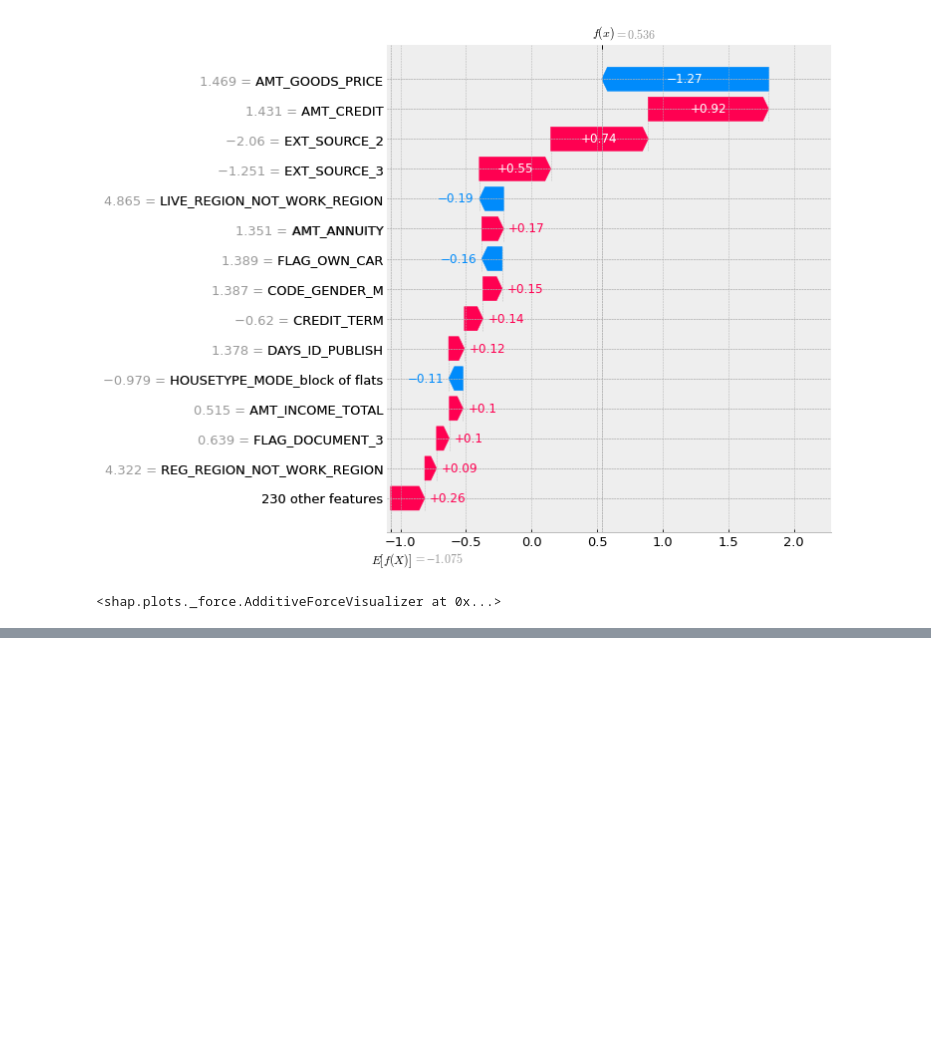
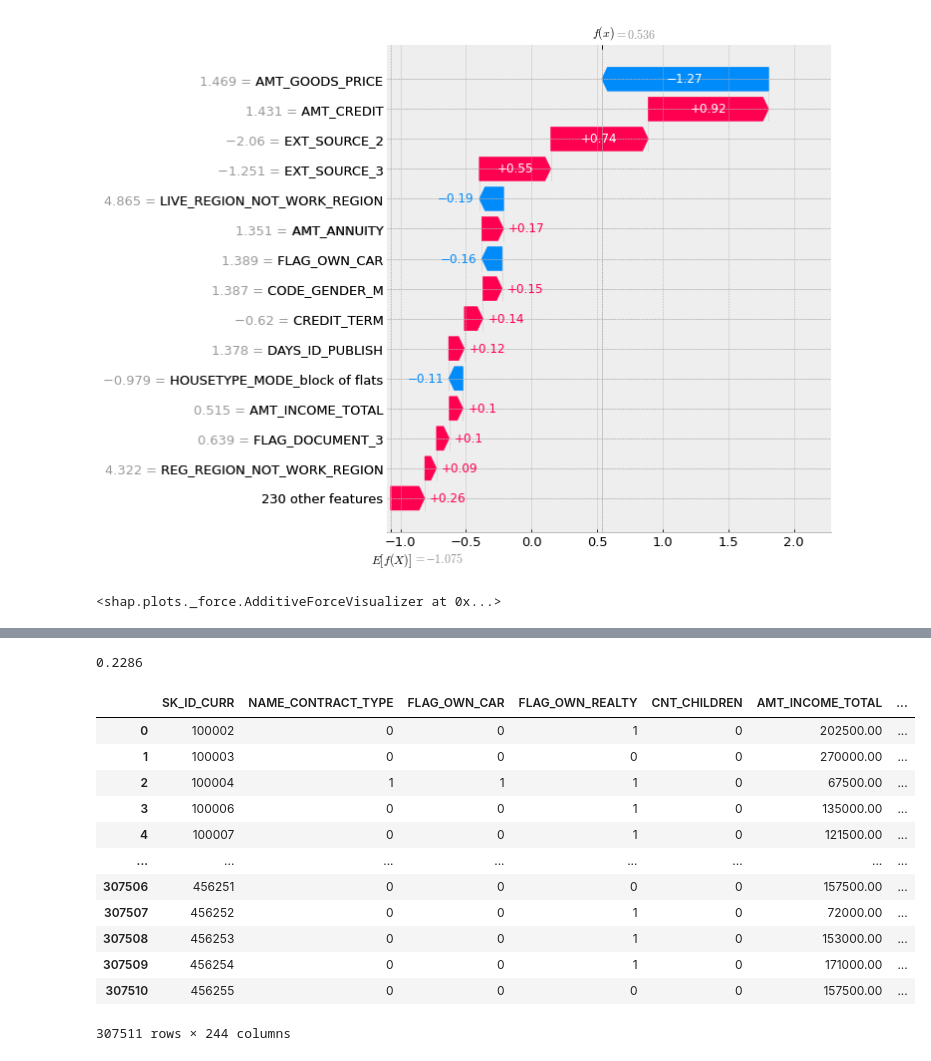
Before and after one commit to HuguesMAP/OC-P7-Impl-mentez-un-mod-le-de-scoring, a Jupyter notebook: Projet 7 - Implémentez un modèle de scoring - Modélisation.ipynb, the cells around one changed output, grey strips where cells are left out. Saved outputs shown, nothing was run; the diff lists cells and outputs as text; code cells hidden in the pictures; blank space fills up the shorter version.

```diff
--- a/Projet 7 - Implémentez un modèle de scoring - Modélisation.ipynb
+++ b/Projet 7 - Implémentez un modèle de scoring - Modélisation.ipynb
@@ -983,3 +983,23 @@ Pipeline(steps=[('imputer', SimpleImputer(strategy='median')),
 # %%
 #create de pickle file of the pipeline_final
 pickle.dump(model, open('models/model_classifier.pkl', 'wb'))
+# %%
+round(model.predict_proba(X[X['SK_ID_CURR']==456253].values.reshape(1,-1))[:, 1][0],4)
+# %% [output]
+0.2286
+# %%
+X
+# %% [output]
+|  | SK_ID_CURR | NAME_CONTRACT_TYPE | FLAG_OWN_CAR | FLAG_OWN_REALTY | CNT_CHILDREN | AMT_INCOME_TOTAL | ... |
+| 0 | 100002 | 0 | 0 | 1 | 0 | 202500.00 | ... |
+| 1 | 100003 | 0 | 0 | 0 | 0 | 270000.00 | ... |
+| 2 | 100004 | 1 | 1 | 1 | 0 | 67500.00 | ... |
+| 3 | 100006 | 0 | 0 | 1 | 0 | 135000.00 | ... |
+| 4 | 100007 | 0 | 0 | 1 | 0 | 121500.00 | ... |
+| ... | ... | ... | ... | ... | ... | ... | ... |
+| 307506 | 456251 | 0 | 0 | 0 | 0 | 157500.00 | ... |
+| 307507 | 456252 | 0 | 0 | 1 | 0 | 72000.00 | ... |
+| 307508 | 456253 | 0 | 0 | 1 | 0 | 153000.00 | ... |
+| 307509 | 456254 | 0 | 0 | 1 | 0 | 171000.00 | ... |
+| 307510 | 456255 | 0 | 0 | 0 | 0 | 157500.00 | ... |
+307511 rows × 244 columns
```
Also changed, not shown: parts of 26 cells of this notebook, 3 other files.
